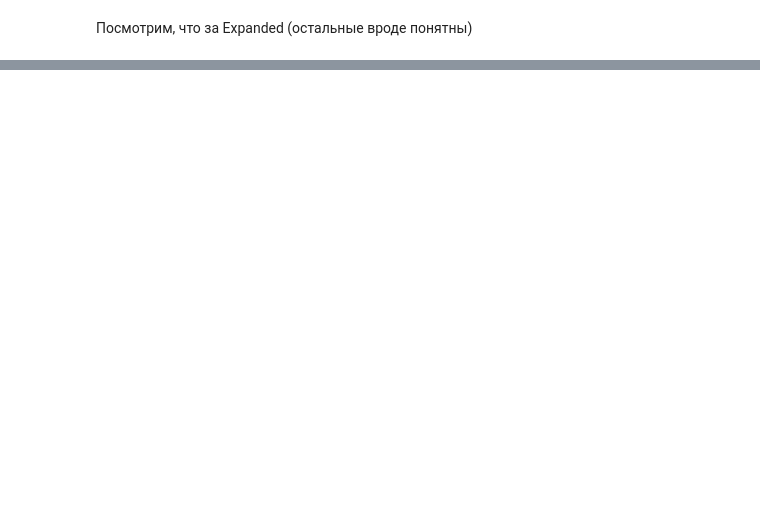
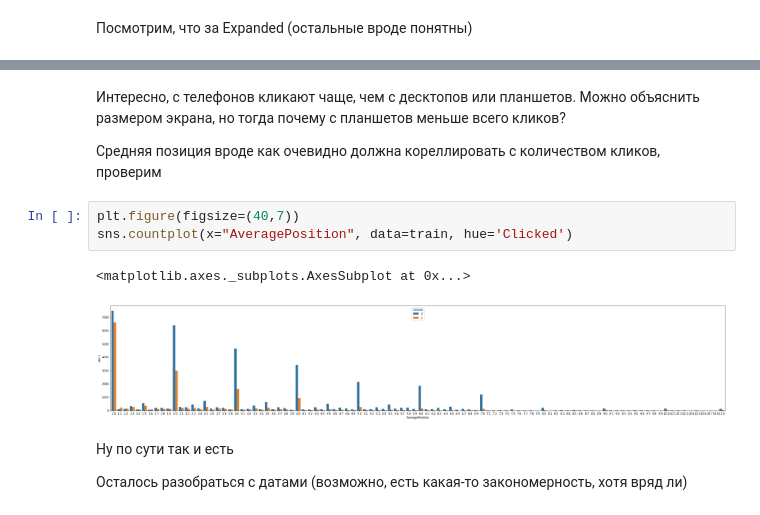
Before and after one commit to ivashnyov/CTR-prediction, a Jupyter notebook: CTR.ipynb, the cells around one changed output, grey strips where cells are left out. Saved outputs shown, nothing was run; the diff lists cells and outputs as text; blank space fills up the shorter version.

```diff
--- a/CTR.ipynb
+++ b/CTR.ipynb
@@ -126,0 +159,14 @@ train.loc[train['QueryMatchTypeWithVariant'] == 'EXPANDED']
+# %% [markdown]
+Интересно, с телефонов кликают чаще, чем с десктопов или планшетов. Можно объяснить размером экрана, но тогда почему с планшетов меньше всего кликов?
+
+Средняя позиция вроде как очевидно должна кореллировать с количеством кликов, проверим
+# %%
+plt.figure(figsize=(40,7))
+sns.countplot(x="AveragePosition", data=train, hue='Clicked')
+# %% [output]
+<matplotlib.axes._subplots.AxesSubplot at 0x...>
+[figure, added]
+# %% [markdown]
+Ну по сути так и есть
+
+Осталось разобраться с датами (возможно, есть какая-то закономерность, хотя вряд ли)
```
Also changed, not shown: parts of 16 cells of this notebook.
